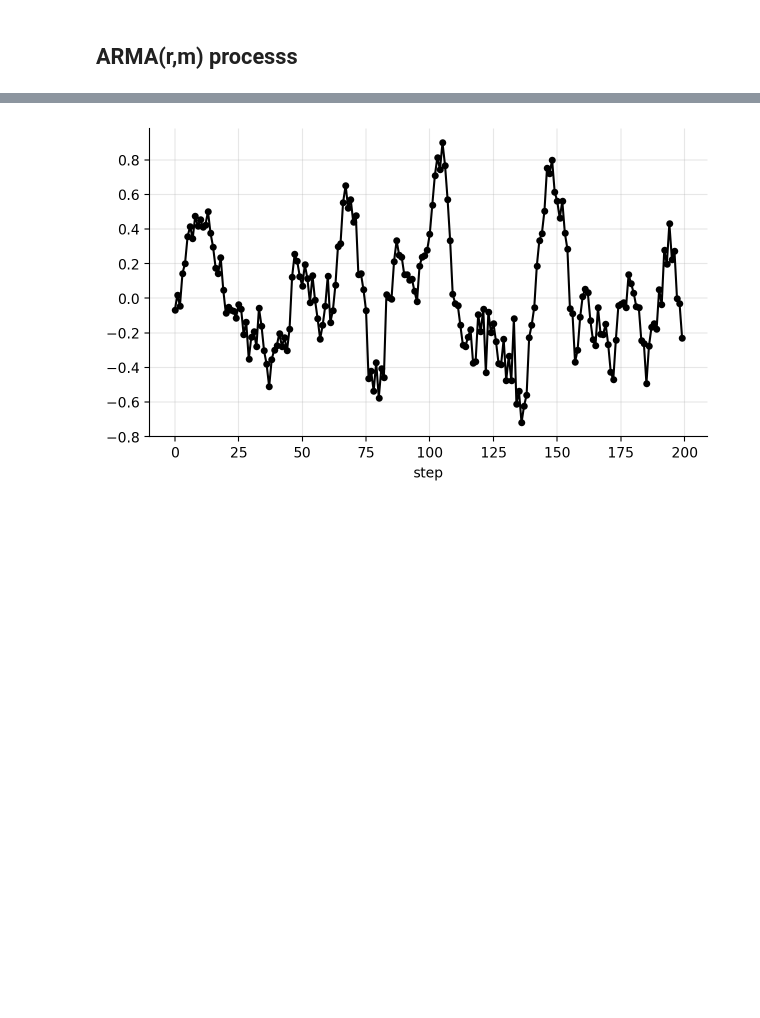
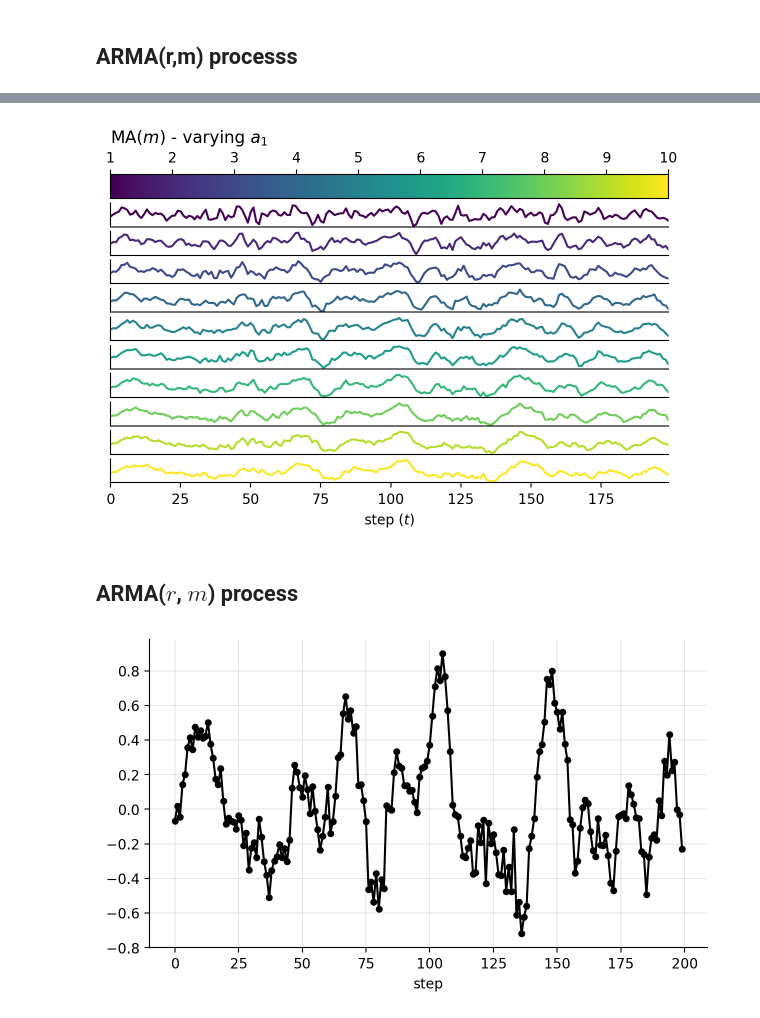
Before and after one commit to gerdm/filtering-notes, a Jupyter notebook: 02-state-space-models/arma-ssm.ipynb, the cells around one changed output, grey strips where cells are left out. Saved outputs shown, nothing was run; the diff lists cells and outputs as text; code cells hidden in the pictures; blank space fills up the shorter version.

```diff
--- a/02-state-space-models/arma-ssm.ipynb
+++ b/02-state-space-models/arma-ssm.ipynb
@@ -479,3 +543,24 @@ def init_arma_components(H_ar=None, H_ma=None):
+# %%
+n_values = 10
+ma_sims = {}
+n_steps = 200
+# H_ma_values = jnp.linspace(-1, 1, n_values)
+H_ma_lenghts = jnp.arange(n_values) + 1
+b = 1.0
+for ell in H_ma_lenghts:
+    b_terms = jnp.ones(ell) * b
+    H_ma, F_ma, T_m = init_arma_components(H_ma=b_terms)
+    hist = run_ssm(key, F_ma, H_ma, T_m, R, n_steps)
+    ma_sims[int(ell)] = hist["y"]
+ma_sims = pd.DataFrame(ma_sims)
+# %%
+fig = plt.figure()
+title = "MA($m$) - varying $a_1$"
+plot_varying_simulations(fig, ma_sims, title=title, cmap=plt.cm.viridis)
+# %% [output]
+[figure, added]
+# %% [markdown]
+## ARMA($r$, $m$) process
 # %%
 H_ar = jnp.array([-0.2, 0.3])
 H_ma = jnp.ones(10)
```
Also changed, not shown: parts of 20 cells of this notebook.
